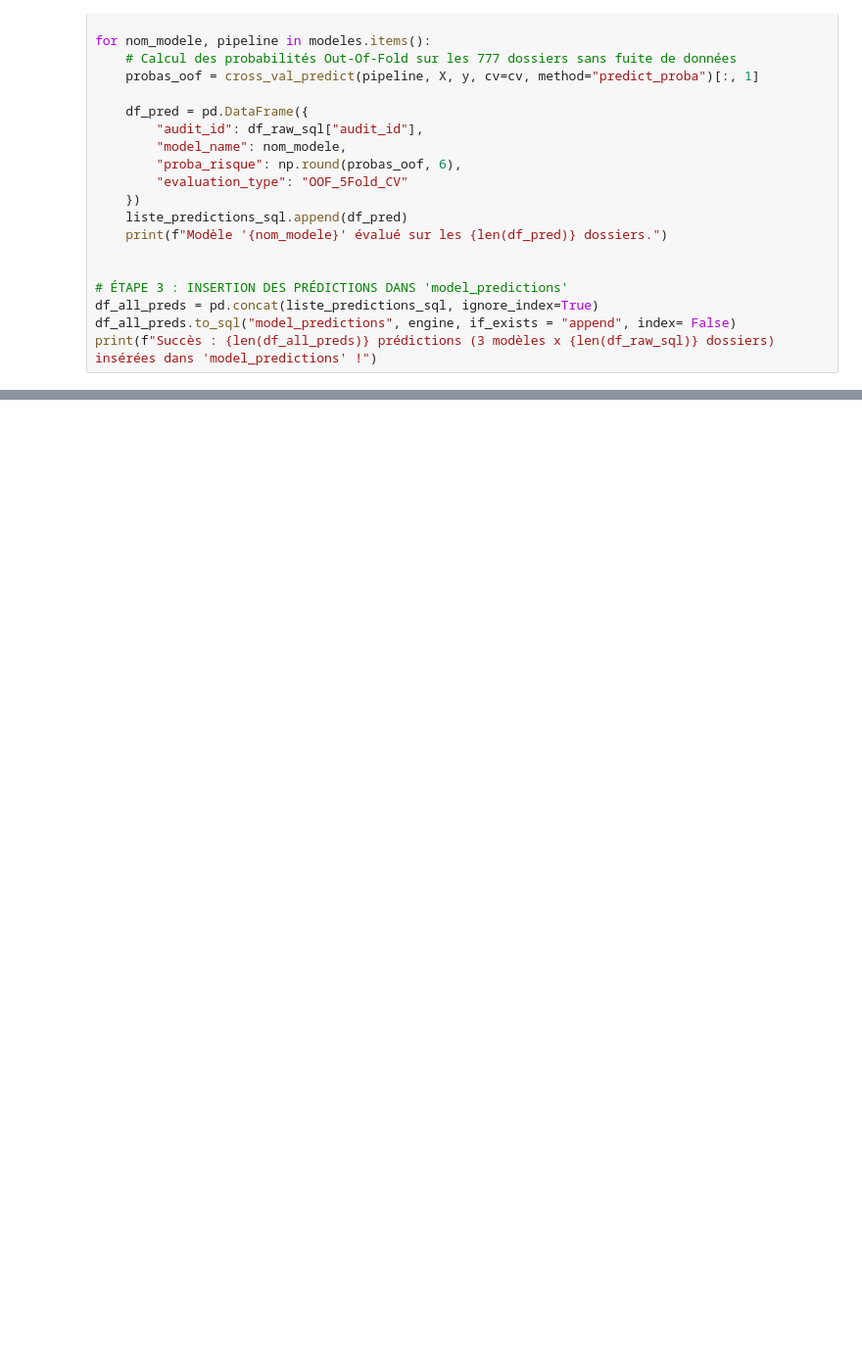
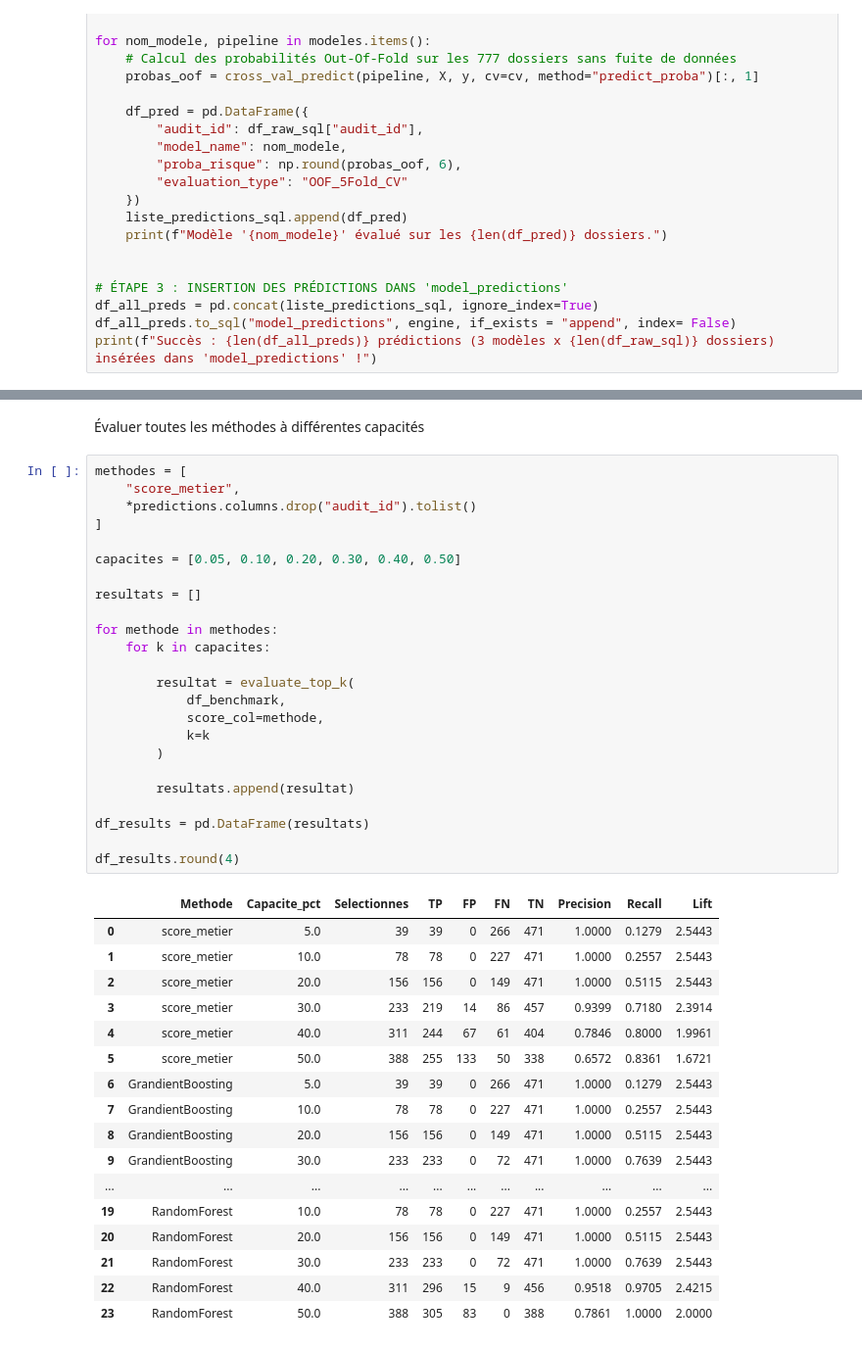
Before and after one commit to Sitaphaa/audit-risk-scoring, a Jupyter notebook: notebooks/01_modeling_and_ingestion.ipynb, the cells around one changed output, grey strips where cells are left out. Shown at 98% size. Cells and saved outputs as stored; diff of their text form; blank space fills up the shorter version.

```diff
--- a/notebooks/01_modeling_and_ingestion.ipynb
+++ b/notebooks/01_modeling_and_ingestion.ipynb
@@ -324,0 +467,44 @@ print(f"Succès : {len(df_all_preds)} prédictions (3 modèles x {len(df_raw_sql
+# %% [markdown]
+Évaluer toutes les méthodes à différentes capacités
+# %%
+methodes = [
+    "score_metier",
+    *predictions.columns.drop("audit_id").tolist()
+]
+
+capacites = [0.05, 0.10, 0.20, 0.30, 0.40, 0.50]
+
+resultats = []
+
+for methode in methodes:
+    for k in capacites:
+
+        resultat = evaluate_top_k(
+            df_benchmark,
+            score_col=methode,
+            k=k
+        )
+
+        resultats.append(resultat)
+
+df_results = pd.DataFrame(resultats)
+
+df_results.round(4)
+# %% [output]
+|  | Methode | Capacite_pct | Selectionnes | TP | FP | FN | TN | Precision | Recall | Lift |
+| 0 | score_metier | 5.0 | 39 | 39 | 0 | 266 | 471 | 1.0000 | 0.1279 | 2.5443 |
+| 1 | score_metier | 10.0 | 78 | 78 | 0 | 227 | 471 | 1.0000 | 0.2557 | 2.5443 |
+| 2 | score_metier | 20.0 | 156 | 156 | 0 | 149 | 471 | 1.0000 | 0.5115 | 2.5443 |
+| 3 | score_metier | 30.0 | 233 | 219 | 14 | 86 | 457 | 0.9399 | 0.7180 | 2.3914 |
+| 4 | score_metier | 40.0 | 311 | 244 | 67 | 61 | 404 | 0.7846 | 0.8000 | 1.9961 |
+| 5 | score_metier | 50.0 | 388 | 255 | 133 | 50 | 338 | 0.6572 | 0.8361 | 1.6721 |
+| 6 | GrandientBoosting | 5.0 | 39 | 39 | 0 | 266 | 471 | 1.0000 | 0.1279 | 2.5443 |
+| 7 | GrandientBoosting | 10.0 | 78 | 78 | 0 | 227 | 471 | 1.0000 | 0.2557 | 2.5443 |
+| 8 | GrandientBoosting | 20.0 | 156 | 156 | 0 | 149 | 471 | 1.0000 | 0.5115 | 2.5443 |
+| 9 | GrandientBoosting | 30.0 | 233 | 233 | 0 | 72 | 471 | 1.0000 | 0.7639 | 2.5443 |
+| ... | ... | ... | ... | ... | ... | ... | ... | ... | ... | ... |
+| 19 | RandomForest | 10.0 | 78 | 78 | 0 | 227 | 471 | 1.0000 | 0.2557 | 2.5443 |
+| 20 | RandomForest | 20.0 | 156 | 156 | 0 | 149 | 471 | 1.0000 | 0.5115 | 2.5443 |
+| 21 | RandomForest | 30.0 | 233 | 233 | 0 | 72 | 471 | 1.0000 | 0.7639 | 2.5443 |
+| 22 | RandomForest | 40.0 | 311 | 296 | 15 | 9 | 456 | 0.9518 | 0.9705 | 2.4215 |
+| 23 | RandomForest | 50.0 | 388 | 305 | 83 | 0 | 388 | 0.7861 | 1.0000 | 2.0000 |
```
Also changed, not shown: parts of 13 cells of this notebook, 3 other files.
